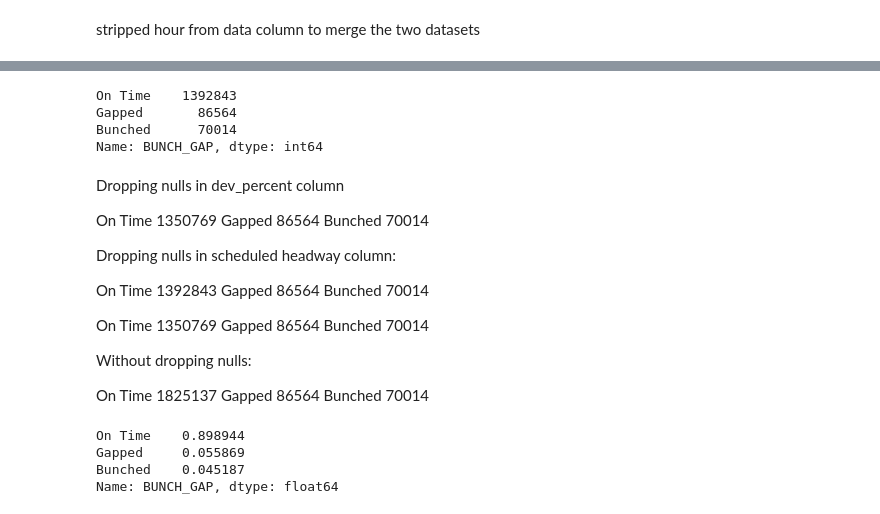
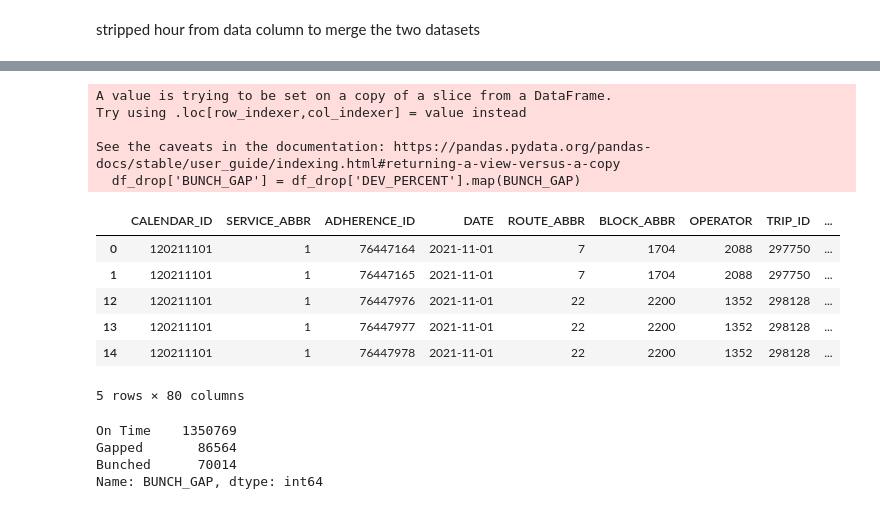
Before and after one commit to NSS-Data-Analytics-Cohort-7/wego-grumpy-concat, a Jupyter notebook: Notebooks/rwpartner_project_e.ipynb, the cells around one changed output, grey strips where cells are left out. Cells and saved outputs as stored; diff of their text form; code cells hidden in the pictures.

```diff
--- a/Notebooks/rwpartner_project_e.ipynb
+++ b/Notebooks/rwpartner_project_e.ipynb
@@ -40,14 +25,3 @@ merge_df
 merge_df = merge_df.drop_duplicates(['ADHERENCE_ID'])
 # %%
 merge_df['DEV_PERCENT'] = merge_df.HDWY_DEV/merge_df.SCHEDULED_HDWY * 100
-# %%
-def BUNCH_GAP(value):
-    if value >= 50:
-        return "Gapped"
-    elif value <= -50:
-        return "Bunched"
-    else:
-        return "On Time"
-
-merge_df['BUNCH_GAP'] = merge_df['DEV_PERCENT'].map(BUNCH_GAP)
-merge_df
@@ -68,36 +27,0 @@ merge_df
-# %%
-merge_df['BUNCH_GAP'].value_counts(dropna=False)
-# %% [output]
-On Time    1392843
-Gapped       86564
-Bunched      70014
-Name: BUNCH_GAP, dtype: int64
-# %% [markdown]
-Dropping nulls in dev_percent column
-
-On Time    1350769
-Gapped       86564
-Bunched      70014
-
-Dropping nulls in scheduled headway column:
-
-On Time    1392843
-Gapped       86564
-Bunched      70014
-
-On Time    1350769
-Gapped       86564
-Bunched      70014
-
-Without dropping nulls:
-
-On Time    1825137
-Gapped       86564
-Bunched      70014
-# %%
-merge_df['BUNCH_GAP'].value_counts(normalize=True)
-# %% [output]
-On Time    0.898944
-Gapped     0.055869
-Bunched    0.045187
-Name: BUNCH_GAP, dtype: float64
@@ -103,0 +30,33 @@ Name: BUNCH_GAP, dtype: float64
+# %%
+def BUNCH_GAP(value):
+    if value >= 50:
+        return "Gapped"
+    elif value <= -50:
+        return "Bunched"
+    else:
+        return "On Time"
+
+df_drop['BUNCH_GAP'] = df_drop['DEV_PERCENT'].map(BUNCH_GAP)
+df_drop.head()
+# %% [output]
+A value is trying to be set on a copy of a slice from a DataFrame.
+Try using .loc[row_indexer,col_indexer] = value instead
+
+See the caveats in the documentation: https://pandas.pydata.org/pandas-docs/stable/user_guide/indexing.html#returning-a-view-versus-a-copy
+  df_drop['BUNCH_GAP'] = df_drop['DEV_PERCENT'].map(BUNCH_GAP)
+|  | CALENDAR_ID | SERVICE_ABBR | ADHERENCE_ID | DATE | ROUTE_ABBR | BLOCK_ABBR | OPERATOR | TRIP_ID | ... |
+| 0 | 120211101 | 1 | 76447164 | 2021-11-01 | 7 | 1704 | 2088 | 297750 | ... |
+| 1 | 120211101 | 1 | 76447165 | 2021-11-01 | 7 | 1704 | 2088 | 297750 | ... |
+| 12 | 120211101 | 1 | 76447976 | 2021-11-01 | 22 | 2200 | 1352 | 298128 | ... |
+| 13 | 120211101 | 1 | 76447977 | 2021-11-01 | 22 | 2200 | 1352 | 298128 | ... |
+| 14 | 120211101 | 1 | 76447978 | 2021-11-01 | 22 | 2200 | 1352 | 298128 | ... |
+5 rows × 80 columns
+# %%
+# totals after dropping null values from DEV_PERCENT column
+
+df_drop['BUNCH_GAP'].value_counts(dropna=False)
+# %% [output]
+On Time    1350769
+Gapped       86564
+Bunched      70014
+Name: BUNCH_GAP, dtype: int64
```
Also changed, not shown: parts of 41 cells of this notebook.
